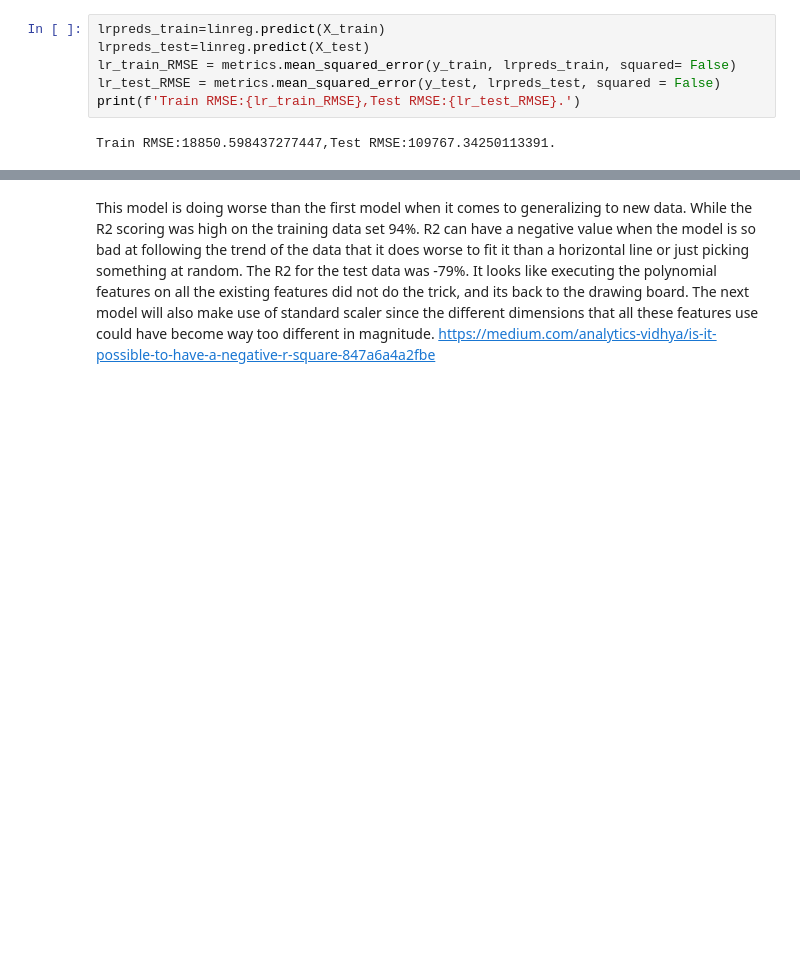
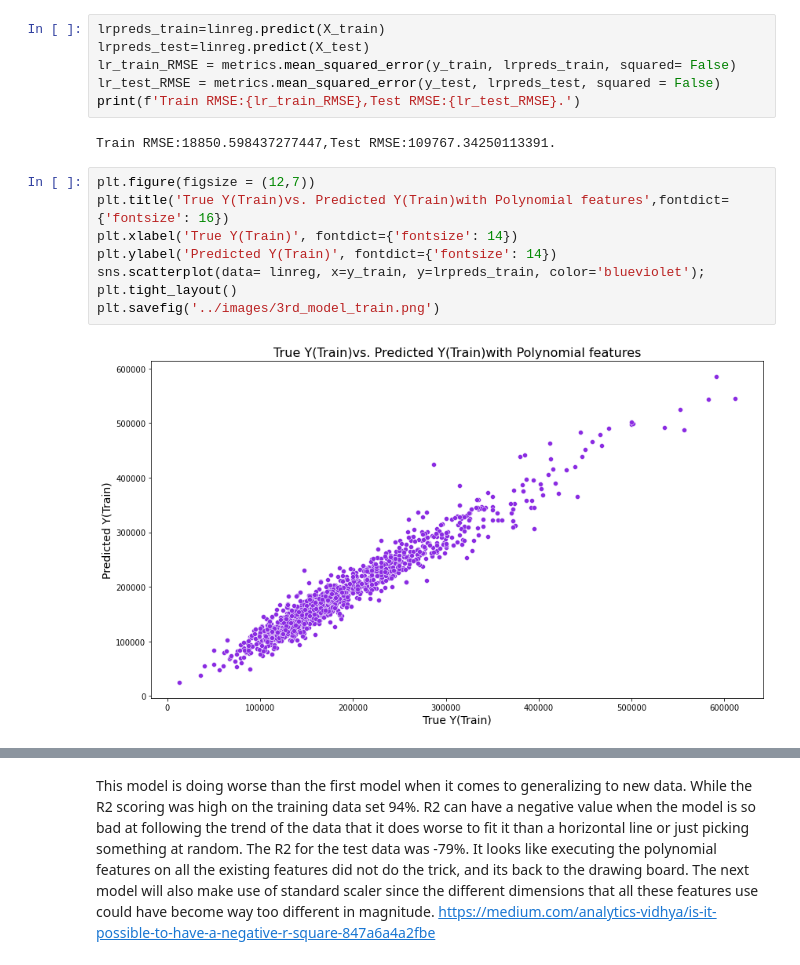
Before and after one commit to dcast822/Housing_salesprice_prediction_with_Machine_Learning, a Jupyter notebook: code/02_housing_analysis_dc.ipynb, the cells around one changed output, grey strips where cells are left out. Drawn from its saved outputs; the diff is of its cells as text; blank space fills up the shorter version.

```diff
--- a/code/02_housing_analysis_dc.ipynb
+++ b/code/02_housing_analysis_dc.ipynb
@@ -208,6 +208,16 @@ lr_test_RMSE = metrics.mean_squared_error(y_test, lrpreds_test, squared = False)
 print(f'Train RMSE:{lr_train_RMSE},Test RMSE:{lr_test_RMSE}.')
 # %% [output]
 Train RMSE:18850.598437277447,Test RMSE:109767.34250113391.
+# %%
+plt.figure(figsize = (12,7))
+plt.title('True Y(Train)vs. Predicted Y(Train)with Polynomial features',fontdict={'fontsize': 16})
+plt.xlabel('True Y(Train)', fontdict={'fontsize': 14})
+plt.ylabel('Predicted Y(Train)', fontdict={'fontsize': 14})
+sns.scatterplot(data= linreg, x=y_train, y=lrpreds_train, color='blueviolet');
+plt.tight_layout()
+plt.savefig('../images/3rd_model_train.png')
+# %% [output]
+[figure, added]
 # %%
 plt.figure(figsize = (12,7))
 plt.title('True Y(Test)vs. Predicted Y(Test)with Polynomial features',fontdict={'fontsize': 16})
```
Also changed, not shown: parts of 1 cell of this notebook, 5 other files.
